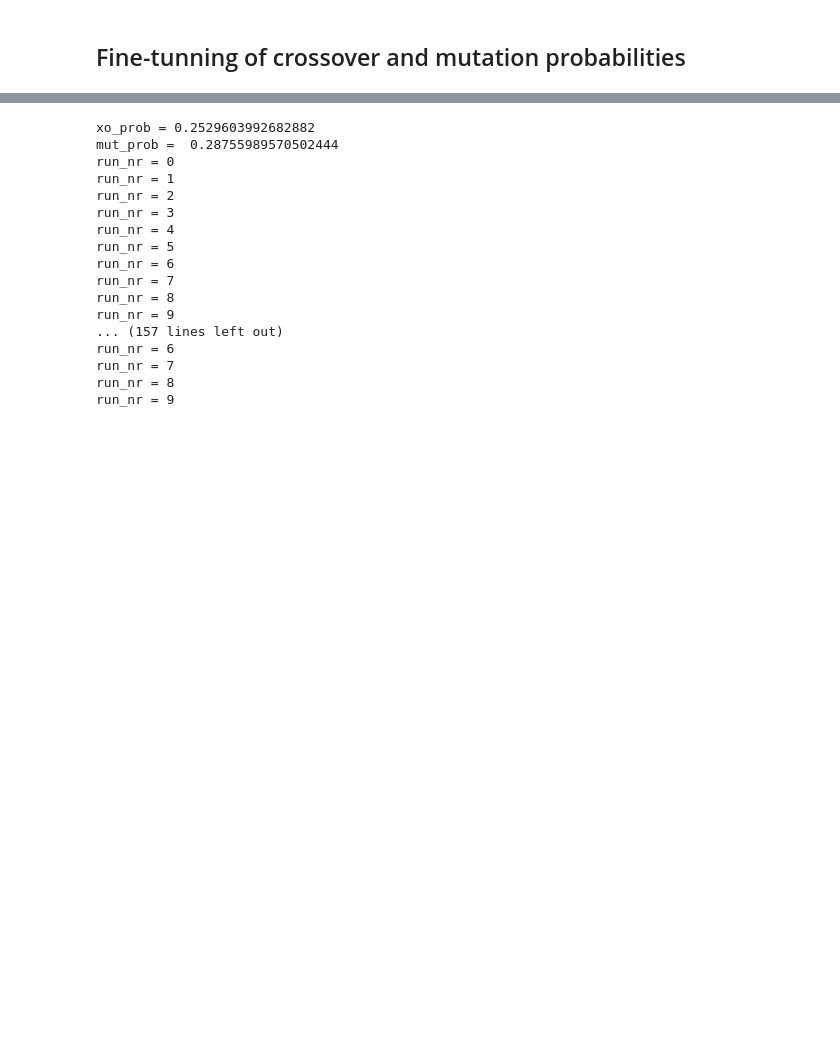
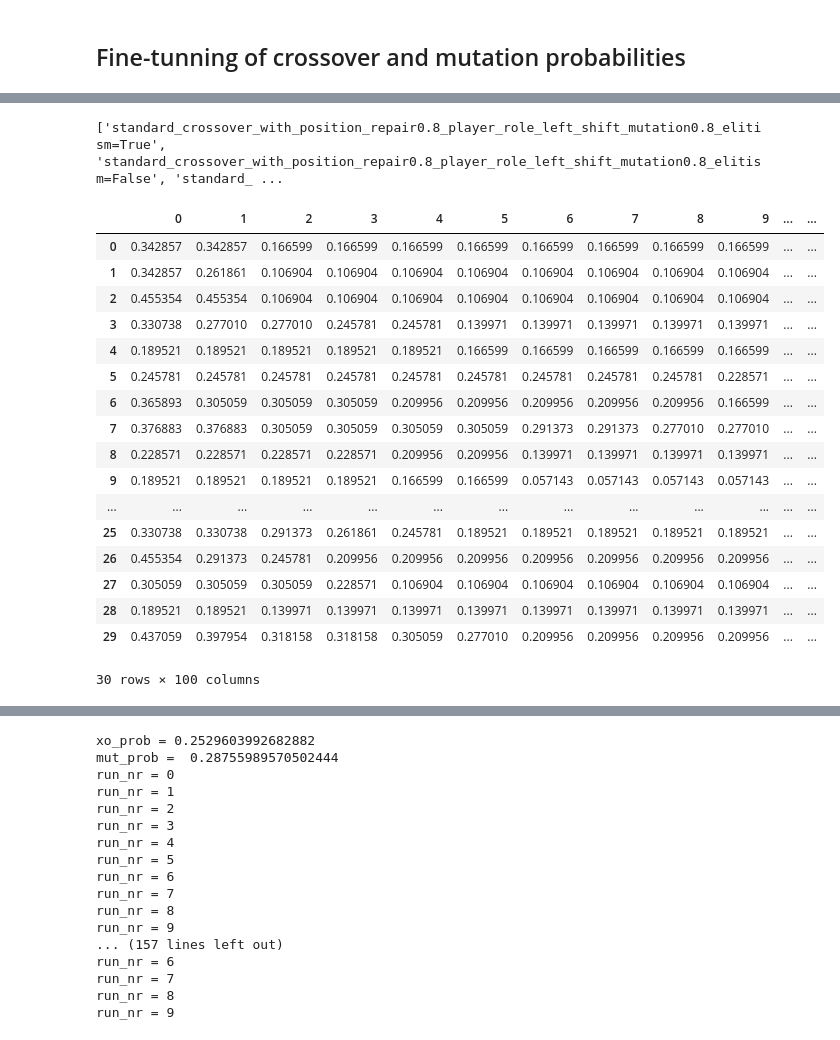
Before and after one commit to Dumendes10/CIFO_24_25_Group_AM, a Jupyter notebook: main.ipynb, the cells around one changed output, grey strips where cells are left out. Drawn from its saved outputs; the diff is of its cells as text; code cells hidden in the pictures; blank space fills up the shorter version.

```diff
--- a/main.ipynb
+++ b/main.ipynb
@@ -248,0 +379,25 @@ GENERATIONS = 100
+# %%
+print(list(fitness_dfs.keys()))
+# %% [output]
+['standard_crossover_with_position_repair0.8_player_role_left_shift_mutation0.8_elitism=True', 'standard_crossover_with_position_repair0.8_player_role_left_shift_mutation0.8_elitism=False', 'standard_ ...
+# %%
+fitness_dfs['standard_crossover_with_position_repair0.8_player_role_left_shift_mutation0.8_elitism=True']
+# %% [output]
+|  | 0 | 1 | 2 | 3 | 4 | 5 | 6 | 7 | 8 | 9 | ... | ... |
+| 0 | 0.342857 | 0.342857 | 0.166599 | 0.166599 | 0.166599 | 0.166599 | 0.166599 | 0.166599 | 0.166599 | 0.166599 | ... | ... |
+| 1 | 0.342857 | 0.261861 | 0.106904 | 0.106904 | 0.106904 | 0.106904 | 0.106904 | 0.106904 | 0.106904 | 0.106904 | ... | ... |
+| 2 | 0.455354 | 0.455354 | 0.106904 | 0.106904 | 0.106904 | 0.106904 | 0.106904 | 0.106904 | 0.106904 | 0.106904 | ... | ... |
+| 3 | 0.330738 | 0.277010 | 0.277010 | 0.245781 | 0.245781 | 0.139971 | 0.139971 | 0.139971 | 0.139971 | 0.139971 | ... | ... |
+| 4 | 0.189521 | 0.189521 | 0.189521 | 0.189521 | 0.189521 | 0.166599 | 0.166599 | 0.166599 | 0.166599 | 0.166599 | ... | ... |
+| 5 | 0.245781 | 0.245781 | 0.245781 | 0.245781 | 0.245781 | 0.245781 | 0.245781 | 0.245781 | 0.245781 | 0.228571 | ... | ... |
+| 6 | 0.365893 | 0.305059 | 0.305059 | 0.305059 | 0.209956 | 0.209956 | 0.209956 | 0.209956 | 0.209956 | 0.166599 | ... | ... |
+| 7 | 0.376883 | 0.376883 | 0.305059 | 0.305059 | 0.305059 | 0.305059 | 0.291373 | 0.291373 | 0.277010 | 0.277010 | ... | ... |
+| 8 | 0.228571 | 0.228571 | 0.228571 | 0.228571 | 0.209956 | 0.209956 | 0.139971 | 0.139971 | 0.139971 | 0.139971 | ... | ... |
+| 9 | 0.189521 | 0.189521 | 0.189521 | 0.189521 | 0.166599 | 0.166599 | 0.057143 | 0.057143 | 0.057143 | 0.057143 | ... | ... |
+| ... | ... | ... | ... | ... | ... | ... | ... | ... | ... | ... | ... | ... |
+| 25 | 0.330738 | 0.330738 | 0.291373 | 0.261861 | 0.245781 | 0.189521 | 0.189521 | 0.189521 | 0.189521 | 0.189521 | ... | ... |
+| 26 | 0.455354 | 0.291373 | 0.245781 | 0.209956 | 0.209956 | 0.209956 | 0.209956 | 0.209956 | 0.209956 | 0.209956 | ... | ... |
+| 27 | 0.305059 | 0.305059 | 0.305059 | 0.228571 | 0.106904 | 0.106904 | 0.106904 | 0.106904 | 0.106904 | 0.106904 | ... | ... |
+| 28 | 0.189521 | 0.189521 | 0.139971 | 0.139971 | 0.139971 | 0.139971 | 0.139971 | 0.139971 | 0.139971 | 0.139971 | ... | ... |
+| 29 | 0.437059 | 0.397954 | 0.318158 | 0.318158 | 0.305059 | 0.277010 | 0.209956 | 0.209956 | 0.209956 | 0.209956 | ... | ... |
+30 rows × 100 columns
```
Also changed, not shown: parts of 18 cells of this notebook.
